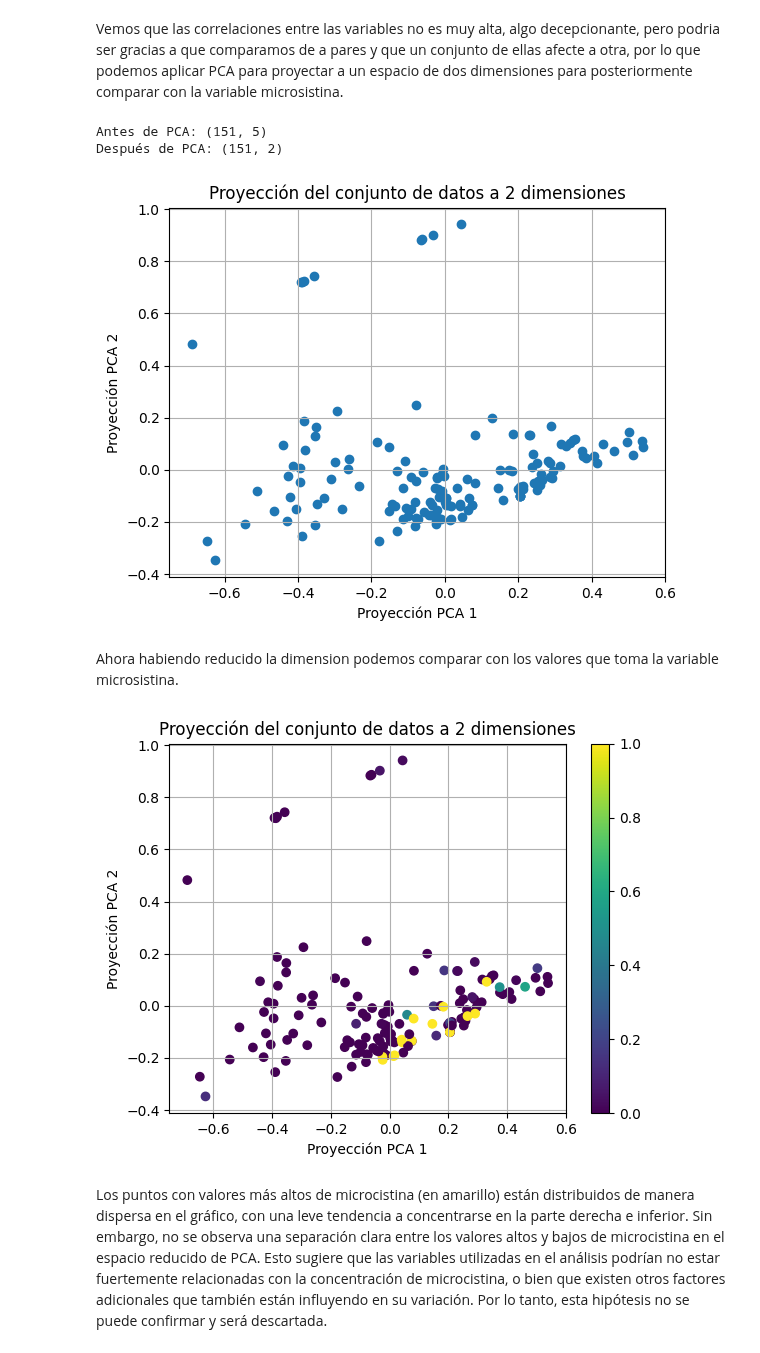
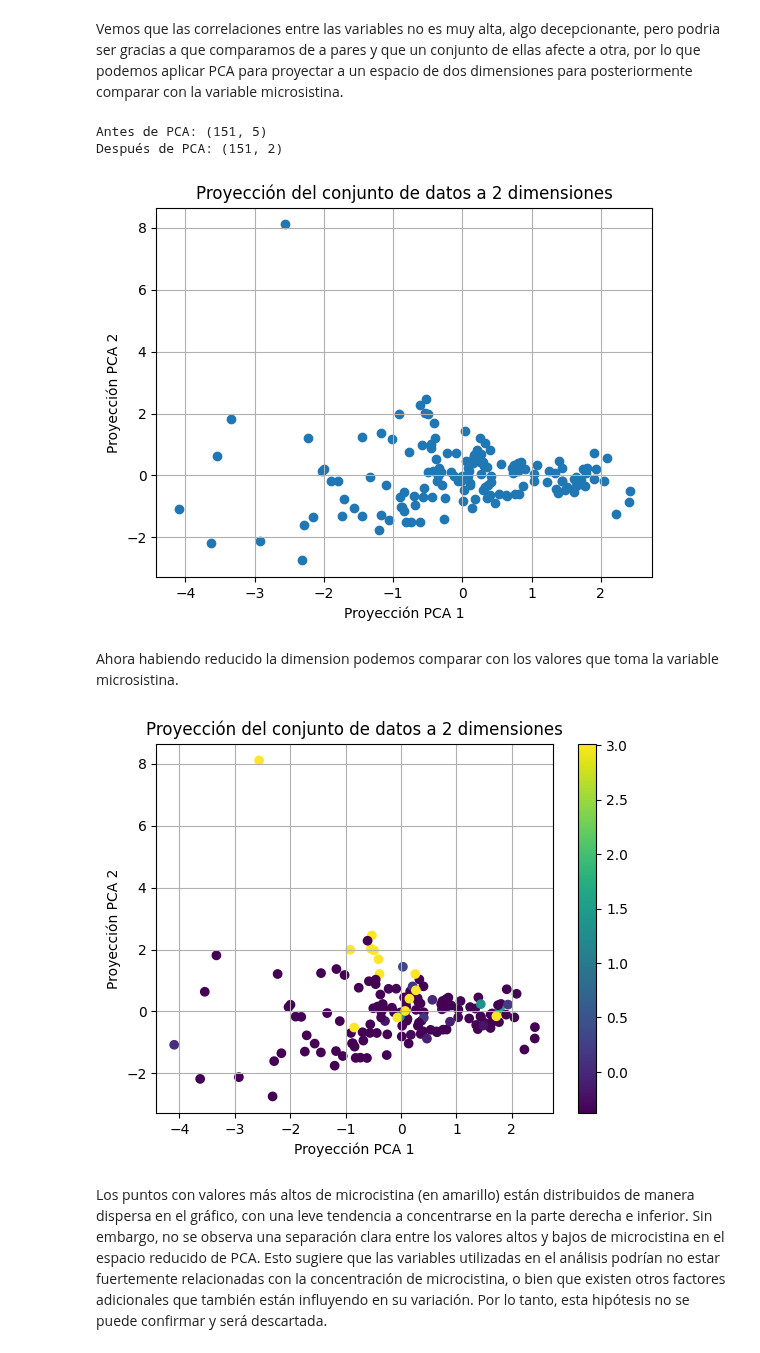
Before and after one commit to MaximoReynoso/TrabajoEspecial, a Jupyter notebook: TrabajoEspecial.ipynb, the cells around one changed output. Saved outputs shown, nothing was run; the diff lists cells and outputs as text; code cells hidden in the pictures.

```diff
--- a/TrabajoEspecial.ipynb
+++ b/TrabajoEspecial.ipynb
@@ -265,40 +265,40 @@ Vemos que las correlaciones entre las variables no es muy alta, algo decepcionan
 # %%
 import numpy as np
 from sklearn.preprocessing import StandardScaler
 from sklearn.decomposition import PCA
 
-from sklearn.preprocessing import MinMaxScaler
+from sklearn.preprocessing import StandardScaler
 
-scaler = MinMaxScaler()
-preprocessed_dataset_normalizado= preprocessed_dataset[atributos].copy()
-preprocessed_dataset_normalizado[atributos]= scaler.fit_transform(preprocessed_dataset_normalizado[atributos])
+scaler = StandardScaler()
+preprocessed_dataset_estandarizado= preprocessed_dataset[atributos].copy()
+preprocessed_dataset_estandarizado[atributos]= scaler.fit_transform(preprocessed_dataset_estandarizado[atributos])
 
-data_sin_micro= preprocessed_dataset_normalizado.drop('microcistina_ug_l', axis=1)
+data_sin_micro= preprocessed_dataset_estandarizado.drop('microcistina_ug_l', axis=1)
 
 
 pca = PCA(n_components=2, whiten=False)
 # transforme los datos, para ya reducir a dos dimensiones
 principalComponents = pca.fit_transform(data_sin_micro)
 # imprimimos los tamaños antes y después
 print('Antes de PCA: {}'.format(data_sin_micro.shape))
 print('Después de PCA: {}'.format(principalComponents.shape))
 
 # graficamos los datos. el color de cada punto representa el valor de la casa
 plt.scatter(principalComponents[:,0], principalComponents[:,1])
 plt.grid(True)
 plt.xlabel('Proyección PCA 1')
 plt.ylabel('Proyección PCA 2')
 plt.title('Proyección del conjunto de datos a 2 dimensiones')
 plt.show()
 # %% [output]
 Antes de PCA: (151, 5)
 Después de PCA: (151, 2)
-[figure, old version]
+[figure, new version]
 # %% [markdown]
 Ahora habiendo reducido la dimension podemos comparar con los valores que toma la variable microsistina.
 # %%
 
-plt.scatter(principalComponents[:,0], principalComponents[:,1], c=preprocessed_dataset_normalizado["microcistina_ug_l"], cmap='viridis')
+plt.scatter(principalComponents[:,0], principalComponents[:,1], c=preprocessed_dataset_estandarizado["microcistina_ug_l"], cmap='viridis')
 plt.grid(True)
 plt.xlabel('Proyección PCA 1')
 plt.ylabel('Proyección PCA 2')
@@ -306,7 +306,7 @@ plt.title('Proyección del conjunto de datos a 2 dimensiones')
 plt.colorbar()
 plt.show()
 # %% [output]
-[figure, old version]
+[figure, new version]
 # %% [markdown]
 
 Los puntos con valores más altos de microcistina (en amarillo) están distribuidos de manera dispersa en el gráfico, con una leve tendencia a concentrarse en la parte derecha e inferior. Sin embargo, no se observa una separación clara entre los valores altos y bajos de microcistina en el espacio reducido de PCA. Esto sugiere que las variables utilizadas en el análisis podrían no estar fuertemente relacionadas con la concentración de microcistina, o bien que existen otros factores adicionales que también están influyendo en su variación. Por lo tanto, esta hipótesis no se puede confirmar y será descartada.
```
Also changed, not shown: parts of 23 cells of this notebook.
